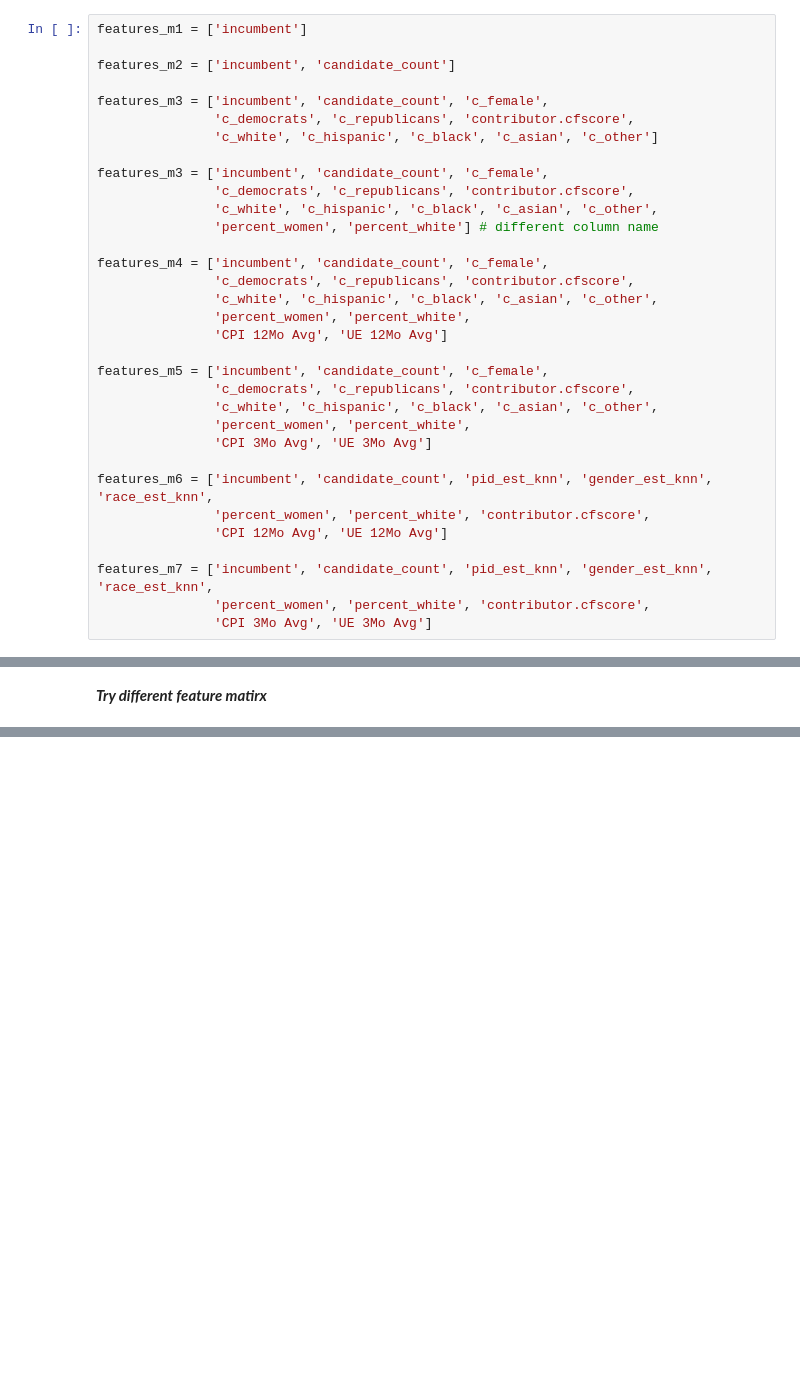
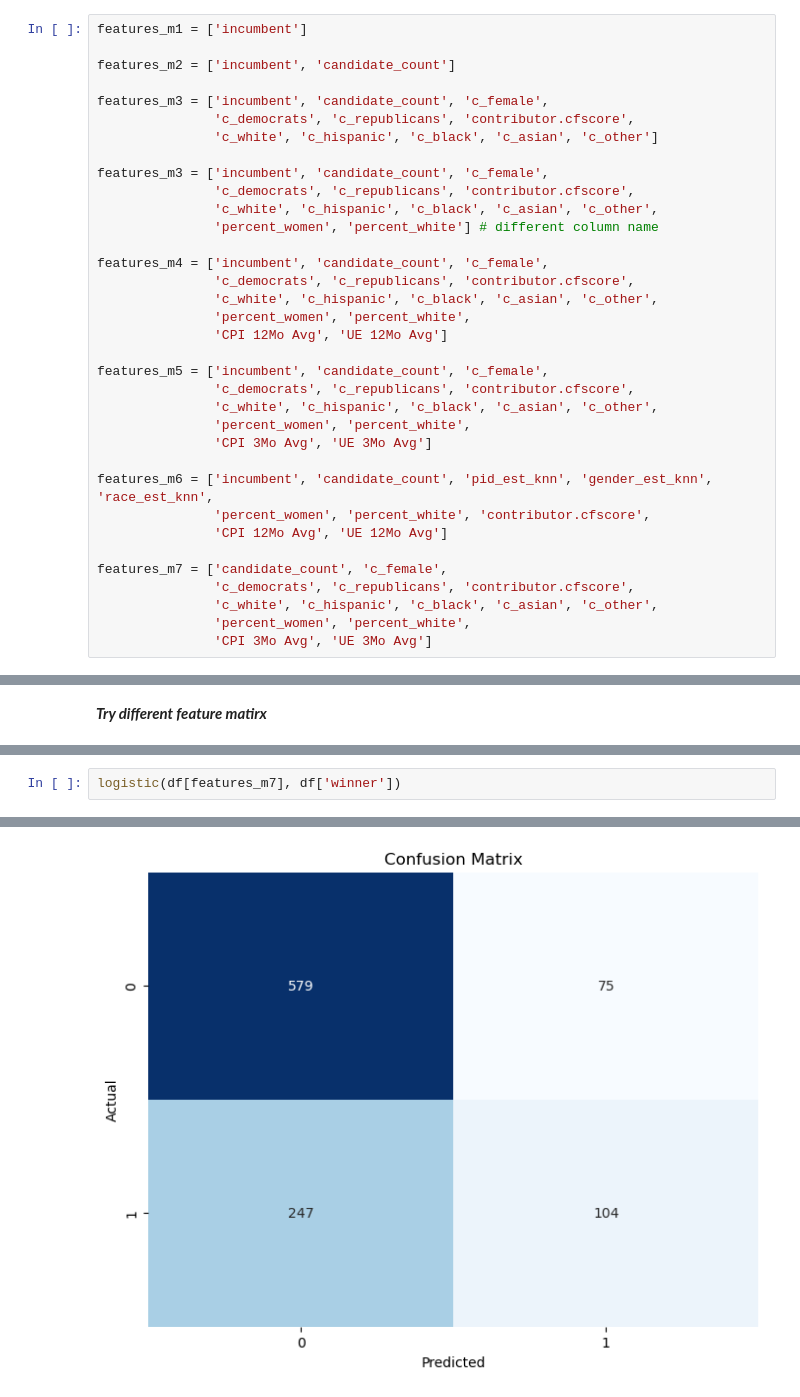
Before and after one commit to SiCorp560/ML-Final-Project, a Jupyter notebook: Final/4_logistic_candidate.ipynb, the cells around one changed output, grey strips where cells are left out. Saved outputs shown, nothing was run; the diff lists cells and outputs as text; blank space fills up the shorter version.

```diff
--- a/Final/4_logistic_candidate.ipynb
+++ b/Final/4_logistic_candidate.ipynb
@@ -68,8 +68,10 @@ features_m6 = ['incumbent', 'candidate_count', 'pid_est_knn', 'gender_est_knn',
                'percent_women', 'percent_white', 'contributor.cfscore',
                'CPI 12Mo Avg', 'UE 12Mo Avg']
 
-features_m7 = ['incumbent', 'candidate_count', 'pid_est_knn', 'gender_est_knn', 'race_est_knn',
-               'percent_women', 'percent_white', 'contributor.cfscore',
+features_m7 = ['candidate_count', 'c_female',
+               'c_democrats', 'c_republicans', 'contributor.cfscore',
+               'c_white', 'c_hispanic', 'c_black', 'c_asian', 'c_other',
+               'percent_women', 'percent_white',
                'CPI 3Mo Avg', 'UE 3Mo Avg']
 # %% [markdown]
 ***Logistic regression and hyperparameter***
@@ -612,3 +614,6 @@ Fitting 5 folds for each of 20 candidates, totalling 100 fits
 weighted avg       0.85      0.85      0.85      1005
 [figure]
 [figure]
+# %%
+logistic(df[features_m7], df['winner'])
+# %% [output]
@@ -614,0 +725 @@ weighted avg       0.85      0.85      0.85      1005
+[figure, added]
```
Also changed, not shown: parts of 8 cells of this notebook.
